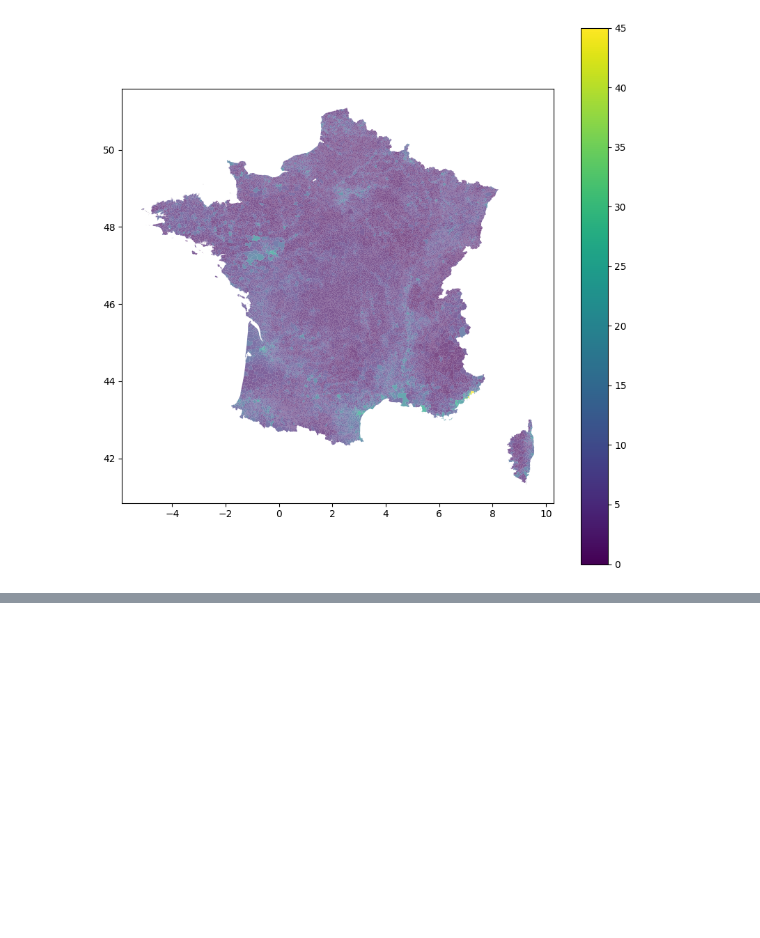
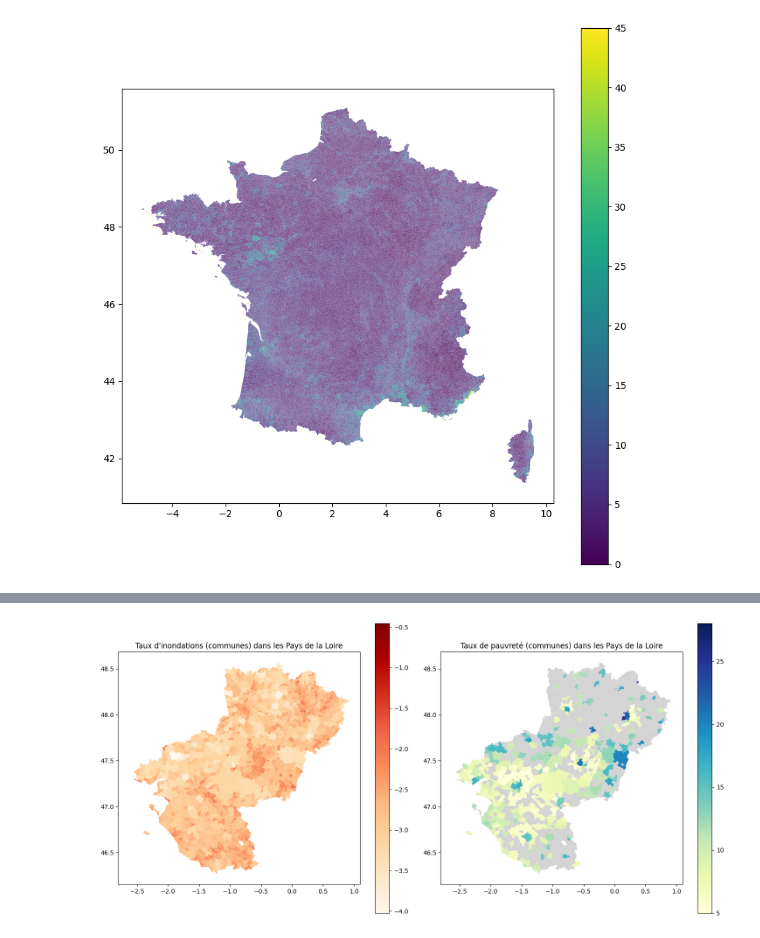
Before and after one commit to aurelianmoge/Projet-Python---ENSAE-2025, a Jupyter notebook: Cartographie des inondations.ipynb, the cells around one changed output, grey strips where cells are left out. Saved outputs shown, nothing was run; the diff lists cells and outputs as text; code cells hidden in the pictures; blank space fills up the shorter version.

```diff
--- a/Cartographie des inondations.ipynb
+++ b/Cartographie des inondations.ipynb
@@ -128,0 +269,35 @@ plt.show()
+# %%
+#### Nouveau problème : il faut pondérer les inondations par le nombre d'habitants (ou par la superficie au moins)
+
+import numpy as np
+
+# On pondère
+gdf_pauvrete_pdl['Occurrences_ponderees_surf'] = gdf_pauvrete_pdl['Occurrences'] / gdf_pauvrete_pdl['surf_ha']
+gdf_pauvrete_pdl['log_occurrences'] = gdf_pauvrete_pdl['Occurrences_ponderees_surf'].replace(0, np.nan).apply(np.log10)
+
+# On visualise à nouveau
+fig, axes = plt.subplots(1, 2, figsize=(15, 7))
+gdf_pauvrete_pdl.plot(
+    column='log_occurrences',
+    ax=axes[0],
+    legend=True,
+    cmap='OrRd'
+)
+axes[0].set_title("Taux d'inondations (communes) dans les Pays de la Loire")
+
+gdf_pauvrete_pdl.plot(
+    column='TP6021',
+    ax=axes[1],
+    legend=True,
+    cmap='YlGnBu',
+    missing_kwds={
+        "color": "lightgrey",  # couleur pour les NAs
+        "label": "Données manquantes"  # optionnel : label dans la légende
+    }
+)
+axes[1].set_title('Taux de pauvreté (communes) dans les Pays de la Loire')
+
+plt.tight_layout()
+plt.show()
+# %% [output]
+[figure, added]
```
Also changed, not shown: parts of 9 cells of this notebook.
